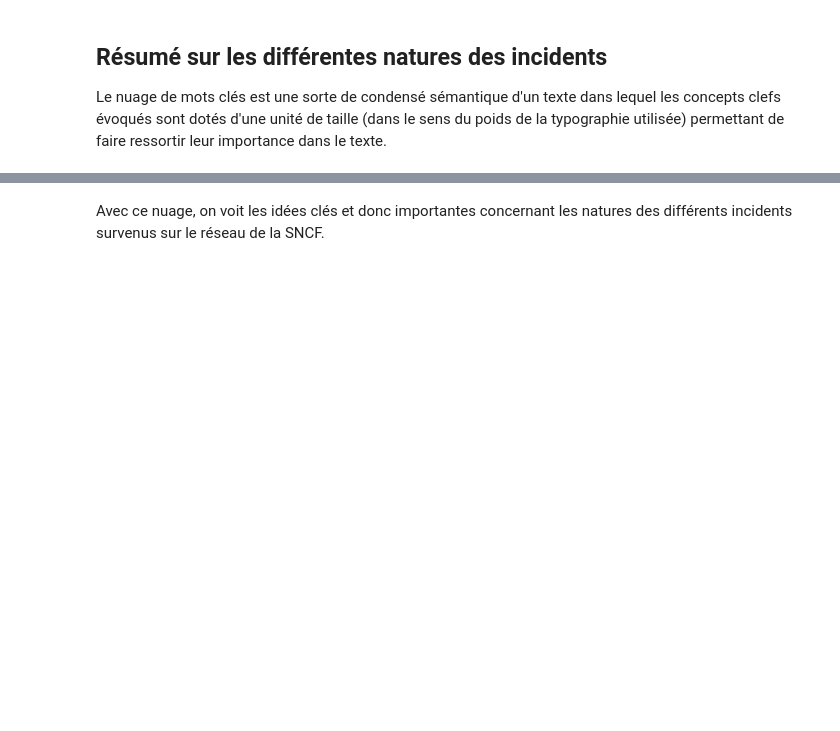
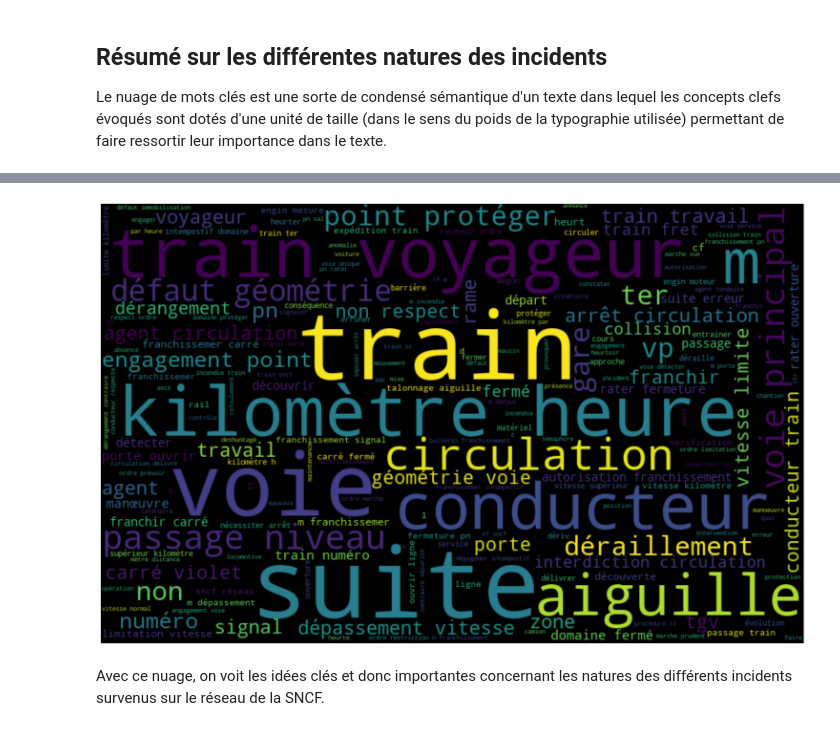
Before and after one commit to gbiaou/Projet_Python_SNCF, a Jupyter notebook: incidents_de_sécurité.ipynb, the cells around one changed output, grey strips where cells are left out. Drawn from its saved outputs; the diff is of its cells as text; code cells hidden in the pictures; blank space fills up the shorter version.

Commit message:
reprise du wordcloud avec le module spaCy

```diff
--- a/incidents_de_sécurité.ipynb
+++ b/incidents_de_sécurité.ipynb
@@ -148,0 +130,18 @@ plt.axis('off');
+# %%
+## Transformation de la variable nature en corpus de texte
+texte = str([i for i in incident.nature])
+texte = texte.lower() # mettre les mots en minuscule
+
+# Creation d'un object doc
+nlp=spacy.load("fr_core_news_sm")
+doc = nlp(texte)
+
+# collect each token separately with their POS Tag, dependencies and lemma
+token_list = []
+for token in doc:
+    output = [token.text, token.pos_, token.dep_,token.lemma_]
+    token_list.append(output)
+
+# create DataFrame using data
+df = pd.DataFrame(token_list, columns =['Word', 'POS Tag', 'Dependencies', 'Lemmatized Word'])
+df.head()
@@ -148,0 +155,4 @@ plt.axis('off');
+# %%
+# Removing noise
+df_nopunct = df[df['POS Tag']!='PUNCT']
+df_nopunct.head()
@@ -148,0 +166,14 @@ plt.axis('off');
+# %%
+# Removing stopwords
+lemma_word = df_nopunct['Lemmatized Word'].values.tolist()
+stopword = nlp.Defaults.stop_words
+# Add the word to the set of stop words. Use lowercase!
+nlp.Defaults.stop_words.add('btw')
+is_stopword_list = []
+for word in lemma_word:
+    is_stopword = nlp.vocab[word].is_stop
+    is_stopword_list.append(is_stopword)
+is_stopword_list=[str(i) for i in is_stopword_list]
+df_nopunct["is_stopword"] = np.array(is_stopword_list)
+clean_df = df_nopunct[df_nopunct["is_stopword"]=="False"]
+clean_df.head()
@@ -149,3 +187,14 @@ plt.axis('off');
+# %%
+# Obtain the cleaned tokens
+clean_list = clean_df["Lemmatized Word"].values.tolist()
+# Wordcloud
+wc2=" ".join(clean_list)
+wordcloud = WordCloud(width=800, height=500,random_state=21, max_font_size=110).generate(wc2)
+plt.figure(figsize=(19, 12))
+plt.imshow(wordcloud, interpolation="bilinear")
+plt.axis('off');
+# %% [output]
+[figure, added]
 # %% [markdown]
 Avec ce nuage, on voit les idées clés et donc importantes concernant les natures des différents incidents survenus sur le réseau de la SNCF.
 # %% [markdown]
```
Also changed, not shown: parts of 6 cells of this notebook.
